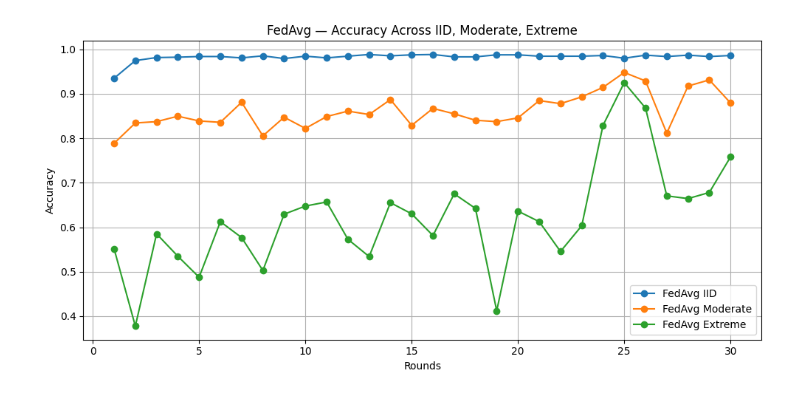
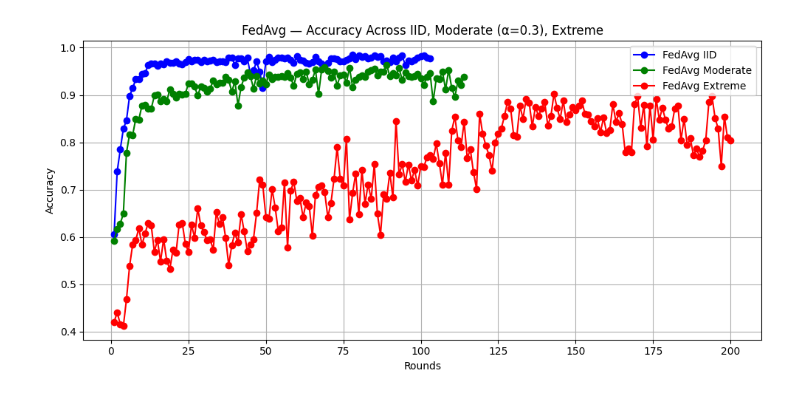
Before and after one commit to pamcast/Fed_learning, a Jupyter notebook: comaprison.ipynb, the cells around one changed output. Saved outputs shown, nothing was run; the diff lists cells and outputs as text; code cells hidden in the pictures.

```diff
--- a/comaprison.ipynb
+++ b/comaprison.ipynb
@@ -3,31 +41,36 @@ import numpy as np
 import matplotlib.pyplot as plt
 
 # ============================================================
-# Load all metric history files
+# CORRECT FILE PATHS (from your directory listing)
 # ============================================================
 
 paths_fedavg = {
-    "IID": "metrics_history_fedavg_iid_pretrained.npy",
-    "Moderate": "metrics_history_fedavg_moderate_pretrained_alpha.npy",
-    "Extreme": "metrics_history_fedavg_extreme_pretrained.npy"
+    "IID":      "metrics_history_fedavg_iid_pretrained.npy",
+    "Moderate": "metrics_history_fedavg_moderate_pretrained_alpha3.npy",
+    "Extreme":  "metrics_history_fedavg_extreme_pretrained_NEW.npy"
 }
 
 paths_fedprox = {
-    "IID": "metrics_history_fedprox_pretrained_iid.npy",
-    "Moderate": "metrics_history_fedprox_moderate_pretrained_alpha.npy",
-    "Extreme": "metrics_history_fedprox_extreme_pretrained_newmu1.npy"
+    "IID":      "metrics_history_fedprox_iid_pretrained.npy",
+    "Moderate": "metrics_history_fedprox_moderate_pretrained_alpha3.npy",
+    "Extreme":  "metrics_history_fedprox_extreme_pretrained.npy"
 }
+
+
+# ============================================================
+# HELPER FUNCTION — Load rounds, accuracy, loss
+# ============================================================
 
 def load_metrics(path):
     hist = np.load(path, allow_pickle=True).item()
     rounds = hist["round"]
-    acc = [m["acc"] for m in hist["holdout"]]
-    loss = [m["loss"] for m in hist["holdout"]]
+    acc    = [m["acc"] for m in hist["holdout"]]
+    loss   = [m["loss"] for m in hist["holdout"]]
     return rounds, acc, loss
 
 
 # ============================================================
-# Load FEDAVG metrics
+# LOAD FEDAVG METRICS
 # ============================================================
 
 fedavg_data = {}
@@ -41,7 +84,7 @@ for scenario, path in paths_fedavg.items():
 
 
 # ============================================================
-# Load FEDPROX metrics
+# LOAD FEDPROX METRICS
 # ============================================================
 
 fedprox_data = {}
@@ -55,40 +98,84 @@ for scenario, path in paths_fedprox.items():
 
 
 # ============================================================
+# COLOR MAPPING FOR CONSISTENT VISUALS
+# ============================================================
+
+colors = {
+    "IID": "blue",
+    "Moderate": "green",
+    "Extreme": "red"
+}
+
+
+# ============================================================
 # PLOT 1 — FEDAVG Accuracy Across All Scenarios
 # ============================================================
 
 plt.figure(figsize=(10,5))
 
 for scenario, info in fedavg_data.items():
-    plt.plot(info["rounds"], info["acc"], marker='o', label=f"FedAvg {scenario}")
+    plt.plot(info["rounds"], info["acc"], marker='o',
+             color=colors[scenario], label=f"FedAvg {scenario}")
 
-plt.title("FedAvg — Accuracy Across IID, Moderate, Extreme")
+plt.title("FedAvg — Accuracy Across IID, Moderate (α=0.3), Extreme")
 plt.xlabel("Rounds")
 plt.ylabel("Accuracy")
 plt.grid(True)
 plt.legend()
 plt.tight_layout()
 plt.show()
 
 
 # ============================================================
 # PLOT 2 — FEDPROX Accuracy Across All Scenarios
 # ============================================================
 
 plt.figure(figsize=(10,5))
 
 for scenario, info in fedprox_data.items():
-    plt.plot(info["rounds"], info["acc"], marker='o', label=f"FedProx {scenario}")
+    plt.plot(info["rounds"], info["acc"], marker='o',
+             color=colors[scenario], label=f"FedProx {scenario}")
 
-plt.title("FedProx — Accuracy Across IID, Moderate, Extreme")
+plt.title("FedProx — Accuracy Across IID, Moderate (α=0.3), Extreme")
 plt.xlabel("Rounds")
 plt.ylabel("Accuracy")
 plt.grid(True)
 plt.legend()
 plt.tight_layout()
 plt.show()
 
-print("✔ All plots generated successfully!")
+
+# ============================================================
+# PLOT 3 — FedAvg vs FedProx (Same Scenario Comparisons)
+# ============================================================
+
+plt.figure(figsize=(12,6))
+
+for scenario in ["IID", "Moderate", "Extreme"]:
+    # FedAvg
+    plt.plot(fedavg_data[scenario]["rounds"],
+             fedavg_data[scenario]["acc"],
+             linestyle='-',
+             color=colors[scenario],
+             label=f"FedAvg {scenario}")
+
+    # FedProx
+    plt.plot(fedprox_data[scenario]["rounds"],
+             fedprox_data[scenario]["acc"],
+             linestyle='--',
+             color=colors[scenario],
+             label=f"FedProx {scenario}")
+
+plt.title("FedAvg vs FedProx — Accuracy Comparison Across All Scenarios")
+plt.xlabel("Rounds")
+plt.ylabel("Accuracy")
+plt.grid(True)
+plt.legend()
+plt.tight_layout()
+plt.show()
+
+
+print("✔ All comparison plots generated successfully!")
 # %% [output]
-[figure, old version]
+[figure, new version]
```
Also changed, not shown: parts of 3 cells of this notebook, 4 other files.
